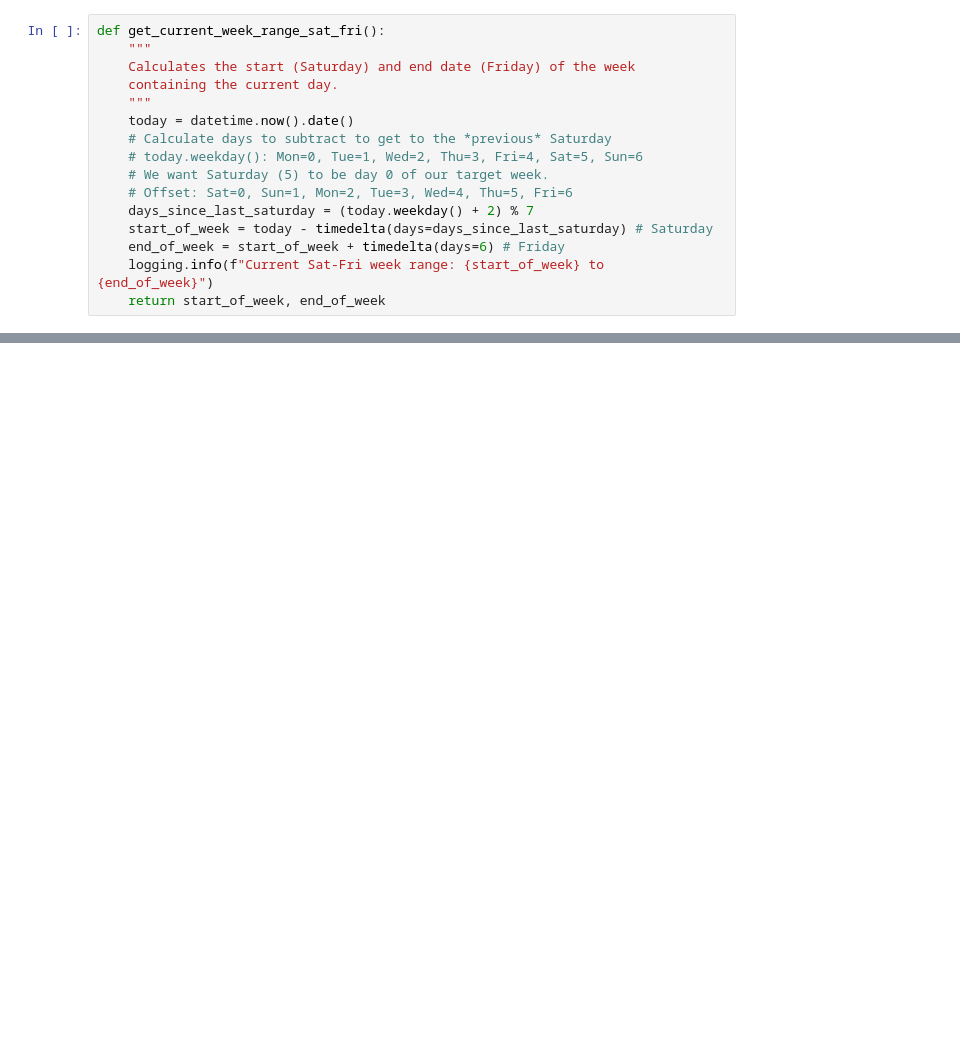
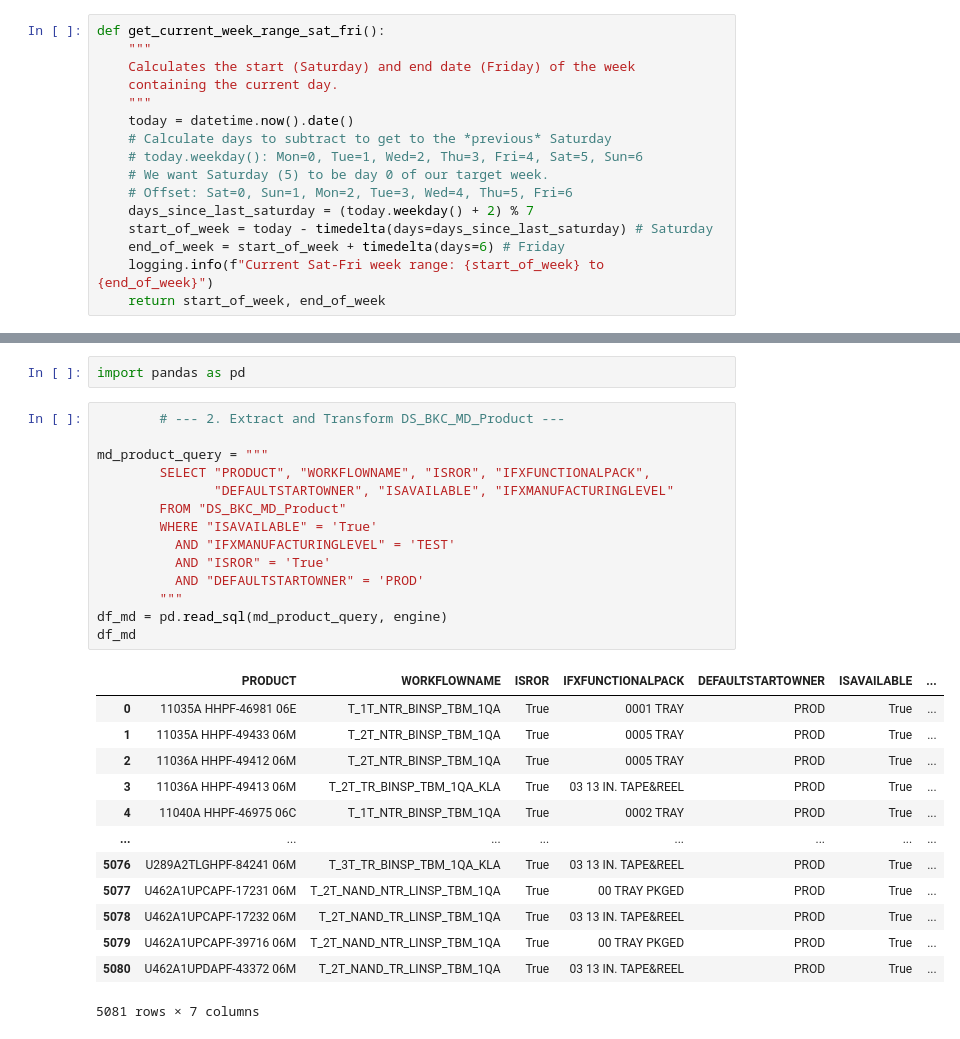
Before and after one commit to Yotin-N/Data-pipeline, a Jupyter notebook: Debug.ipynb, the cells around one changed output, grey strips where cells are left out. Saved outputs shown, nothing was run; the diff lists cells and outputs as text; blank space fills up the shorter version.

```diff
--- a/Debug.ipynb
+++ b/Debug.ipynb
@@ -53,0 +189,30 @@ except Exception as e:
+# %%
+import pandas as pd
+# %%
+        # --- 2. Extract and Transform DS_BKC_MD_Product ---
+
+md_product_query = """
+        SELECT "PRODUCT", "WORKFLOWNAME", "ISROR", "IFXFUNCTIONALPACK",
+               "DEFAULTSTARTOWNER", "ISAVAILABLE", "IFXMANUFACTURINGLEVEL"
+        FROM "DS_BKC_MD_Product"
+        WHERE "ISAVAILABLE" = 'True'
+          AND "IFXMANUFACTURINGLEVEL" = 'TEST'
+          AND "ISROR" = 'True'
+          AND "DEFAULTSTARTOWNER" = 'PROD'
+        """
+df_md = pd.read_sql(md_product_query, engine)
+df_md
+# %% [output]
+|  | PRODUCT | WORKFLOWNAME | ISROR | IFXFUNCTIONALPACK | DEFAULTSTARTOWNER | ISAVAILABLE | ... |
+| 0 | 11035A HHPF-46981 06E | T_1T_NTR_BINSP_TBM_1QA | True | 0001 TRAY | PROD | True | ... |
+| 1 | 11035A HHPF-49433 06M | T_2T_NTR_BINSP_TBM_1QA | True | 0005 TRAY | PROD | True | ... |
+| 2 | 11036A HHPF-49412 06M | T_2T_NTR_BINSP_TBM_1QA | True | 0005 TRAY | PROD | True | ... |
+| 3 | 11036A HHPF-49413 06M | T_2T_TR_BINSP_TBM_1QA_KLA | True | 03 13 IN. TAPE&REEL | PROD | True | ... |
+| 4 | 11040A HHPF-46975 06C | T_1T_NTR_BINSP_TBM_1QA | True | 0002 TRAY | PROD | True | ... |
+| ... | ... | ... | ... | ... | ... | ... | ... |
+| 5076 | U289A2TLGHPF-84241 06M | T_3T_TR_BINSP_TBM_1QA_KLA | True | 03 13 IN. TAPE&REEL | PROD | True | ... |
+| 5077 | U462A1UPCAPF-17231 06M | T_2T_NAND_NTR_LINSP_TBM_1QA | True | 00 TRAY PKGED | PROD | True | ... |
+| 5078 | U462A1UPCAPF-17232 06M | T_2T_NAND_TR_LINSP_TBM_1QA | True | 03 13 IN. TAPE&REEL | PROD | True | ... |
+| 5079 | U462A1UPCAPF-39716 06M | T_2T_NAND_NTR_LINSP_TBM_1QA | True | 00 TRAY PKGED | PROD | True | ... |
+| 5080 | U462A1UPDAPF-43372 06M | T_2T_NAND_TR_LINSP_TBM_1QA | True | 03 13 IN. TAPE&REEL | PROD | True | ... |
+5081 rows × 7 columns
```
Also changed, not shown: parts of 9 cells of this notebook, 57 other files.
